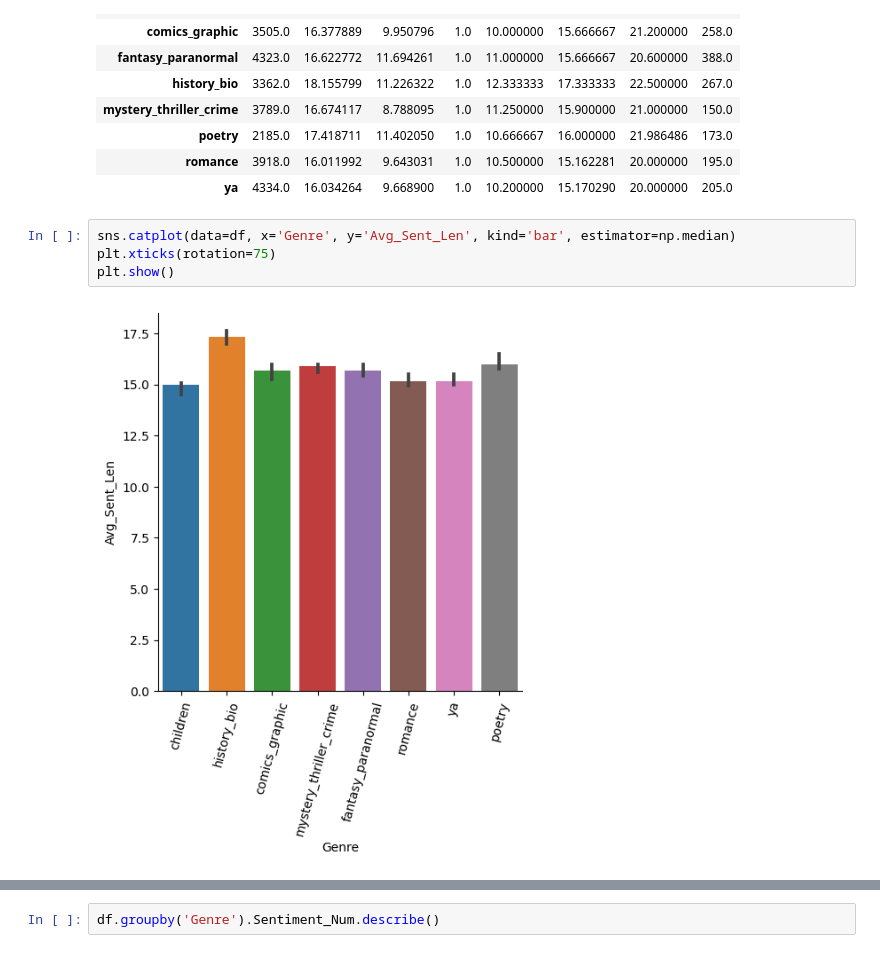
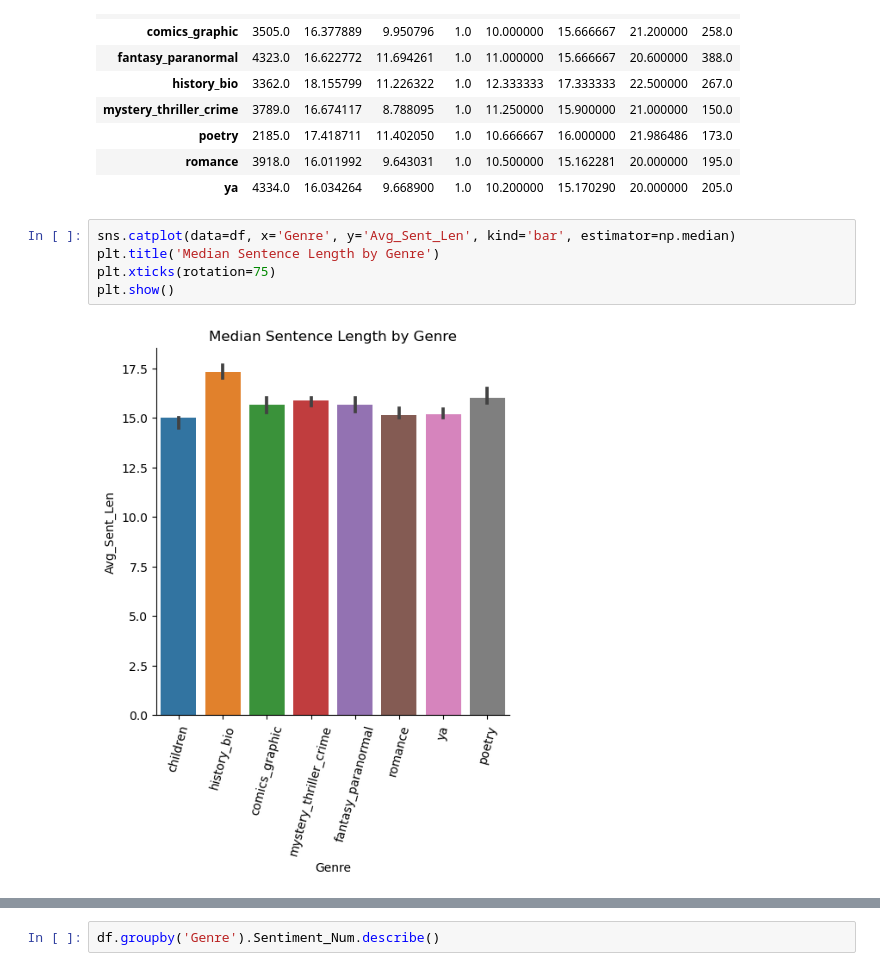
Before and after one commit to Data-Science-for-Linguists-2023/Goodreads-Genre-Reviews-Analysis, a Jupyter notebook: Data_Analysis.ipynb, the cells around one changed output, grey strips where cells are left out. Saved outputs shown, nothing was run; the diff lists cells and outputs as text.

```diff
--- a/Data_Analysis.ipynb
+++ b/Data_Analysis.ipynb
@@ -285,7 +393,8 @@ df.groupby('Genre').Avg_Sent_Len.describe()
 | ya | 4334.0 | 16.034264 | 9.668900 | 1.0 | 10.200000 | 15.170290 | 20.000000 | 205.0 |
 # %%
 sns.catplot(data=df, x='Genre', y='Avg_Sent_Len', kind='bar', estimator=np.median)
+plt.title('Median Sentence Length by Genre')
 plt.xticks(rotation=75)
 plt.show()
 # %% [output]
-[figure, old version]
+[figure, new version]
```
Also changed, not shown: parts of 57 cells of this notebook.
